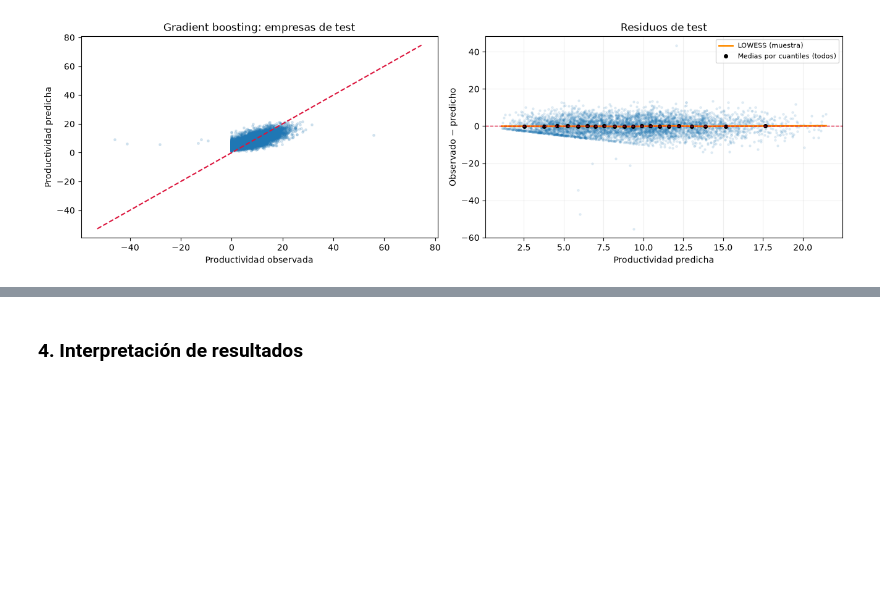
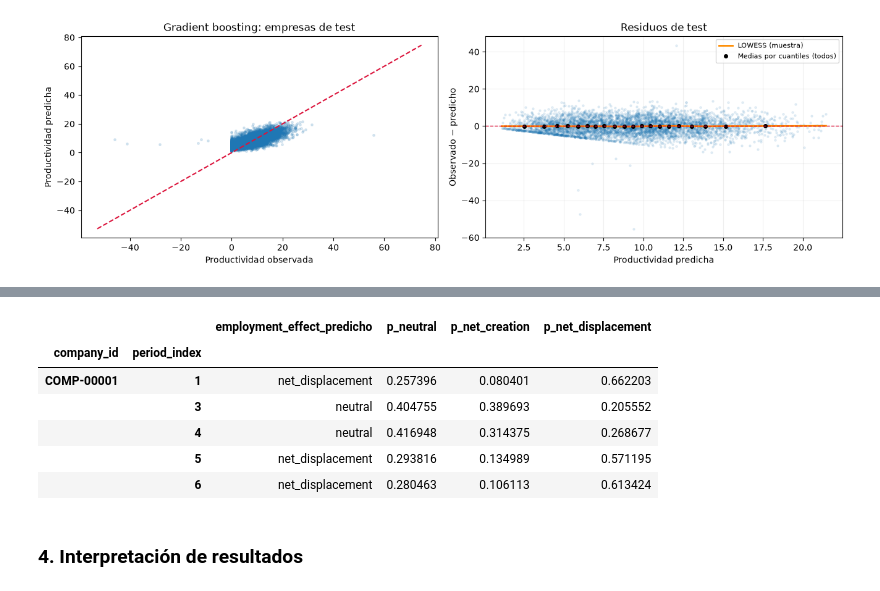
Before and after one commit to Ericsig/DiploDatos, a Jupyter notebook: notebook/modelado.ipynb, the cells around one changed output, grey strips where cells are left out. Saved outputs shown, nothing was run; the diff lists cells and outputs as text; code cells hidden in the pictures; blank space fills up the shorter version.

```diff
--- a/notebook/modelado.ipynb
+++ b/notebook/modelado.ipynb
@@ -1114,3 +1599,37 @@ La evaluación corresponde a empresas nuevas en períodos representados por trai
+# %%
+def predecir_empleo_h3_rf(nuevas_empresas):
+    faltantes = sorted(set(predictores_h3_clasificacion) - set(nuevas_empresas.columns))
+    if faltantes:
+        raise ValueError(f'Faltan predictores: {faltantes}')
+    X = nuevas_empresas[predictores_h3_clasificacion].copy()
+    if X.empty or X.isna().any().any():
+        raise ValueError('Se necesitan observaciones completas para los ocho predictores.')
+    X[num_h3_rf] = X[num_h3_rf].apply(pd.to_numeric, errors='raise')
+    if not np.isfinite(X[num_h3_rf].to_numpy()).all():
+        raise ValueError('Los predictores numéricos deben ser finitos.')
+    codificador = modelo_h3_rf.named_steps['prepro'].named_transformers_['categoricas']
+    for col, niveles in zip(cat_h3_rf, codificador.categories_):
+        if not X[col].isin(niveles).all():
+            warnings.warn(f'{col}: categorías no vistas; revisar el alcance de estas predicciones.',
+                          UserWarning, stacklevel=2)
+    p = modelo_h3_rf.predict_proba(X)[:, orden_prob_h3_rf]
+    salida = pd.DataFrame(p, index=X.index, columns=[f'p_{c}' for c in clases_h3_rf])
+    salida.insert(0, 'employment_effect_predicho', np.asarray(clases_h3_rf)[p.argmax(axis=1)])
+    return salida
+
+ejemplo_h3_rf = predecir_empleo_h3_rf(X_test_h3_rf.head())
+np.testing.assert_allclose(
+    ejemplo_h3_rf.filter(like='p_').to_numpy(), predicciones_h3_rf['test'].head().to_numpy(),
+)
+display(ejemplo_h3_rf)
+# %% [output]
+|  |  | employment_effect_predicho | p_neutral | p_net_creation | p_net_displacement |
+| company_id | period_index |  |  |  |  |
+| COMP-00001 | 1 | net_displacement | 0.257396 | 0.080401 | 0.662203 |
+|  | 3 | neutral | 0.404755 | 0.389693 | 0.205552 |
+|  | 4 | neutral | 0.416948 | 0.314375 | 0.268677 |
+|  | 5 | net_displacement | 0.293816 | 0.134989 | 0.571195 |
+|  | 6 | net_displacement | 0.280463 | 0.106113 | 0.613424 |
 # %% [markdown]
 ### 4. Interpretación de resultados
 # %% [markdown]
```
Also changed, not shown: parts of 44 cells of this notebook.
